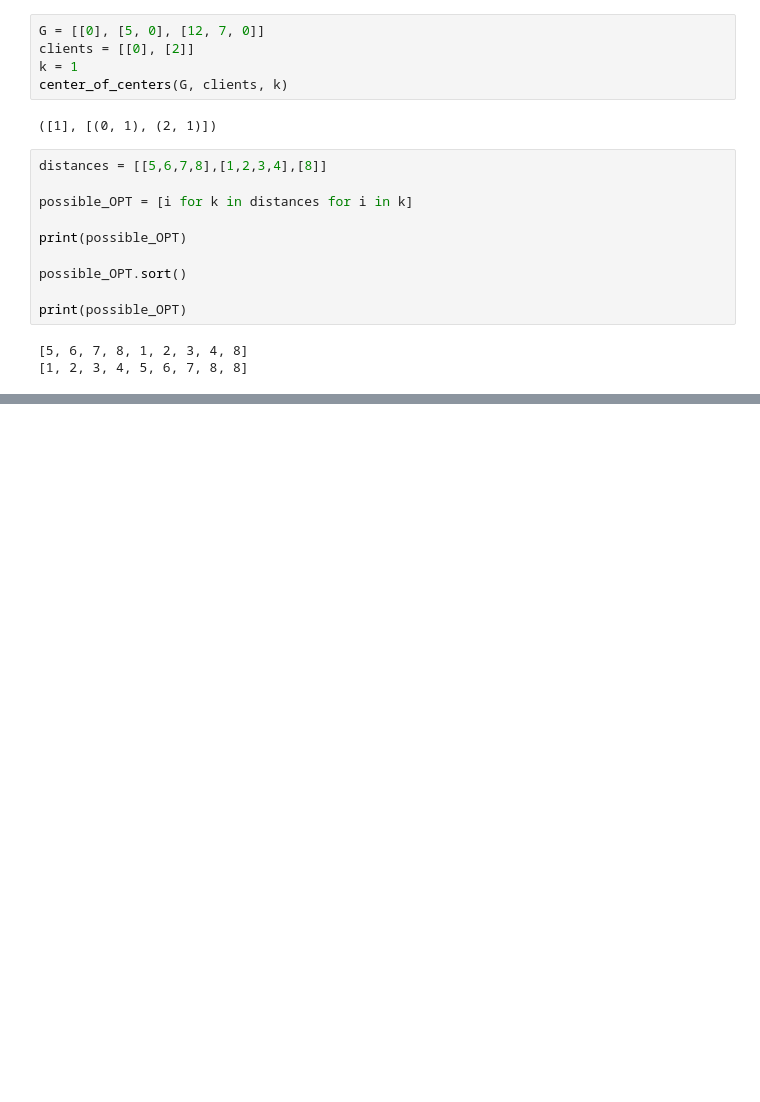
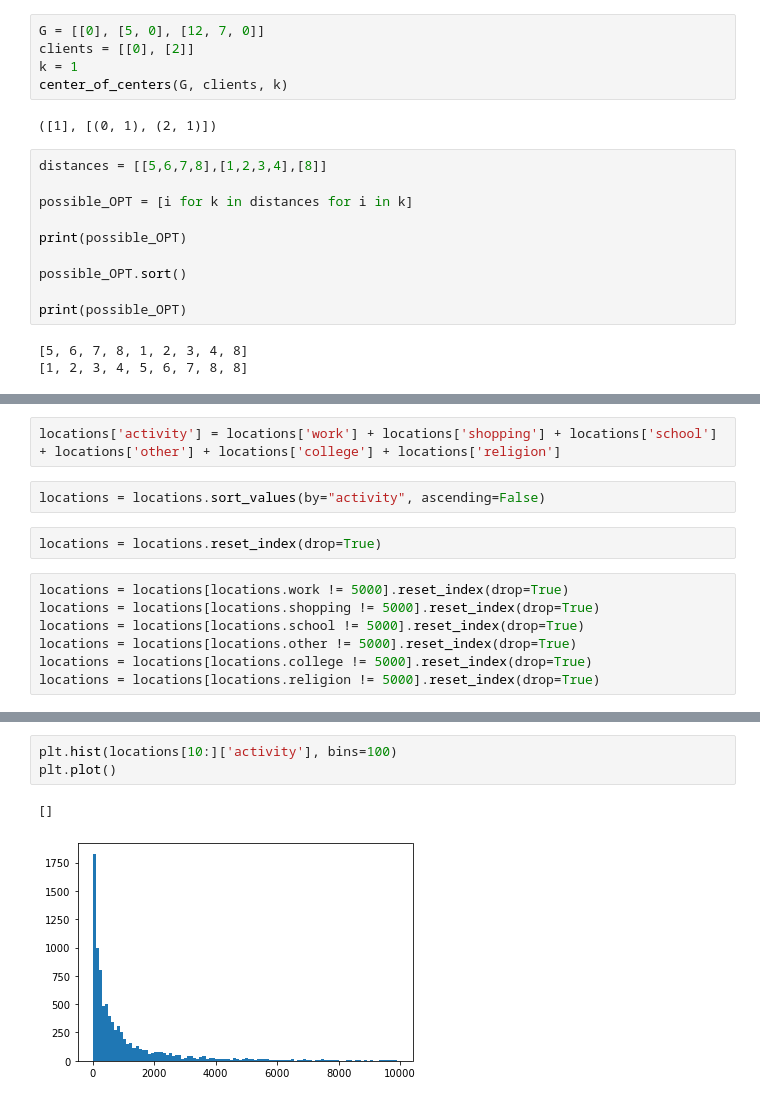
Before and after one commit to Ann924/Mobile-Facility, a Jupyter notebook: Untitled.ipynb, the cells around one changed output, grey strips where cells are left out. Saved outputs shown, nothing was run; the diff lists cells and outputs as text; blank space fills up the shorter version.

```diff
--- a/Untitled.ipynb
+++ b/Untitled.ipynb
@@ -118,0 +147,13 @@ print(possible_OPT)
+# %%
+locations['activity'] = locations['work'] + locations['shopping'] + locations['school'] + locations['other'] + locations['college'] + locations['religion']
+# %%
+locations = locations.sort_values(by="activity", ascending=False)
+# %%
+locations = locations.reset_index(drop=True)
+# %%
+locations = locations[locations.work != 5000].reset_index(drop=True)
+locations = locations[locations.shopping != 5000].reset_index(drop=True)
+locations = locations[locations.school != 5000].reset_index(drop=True)
+locations = locations[locations.other != 5000].reset_index(drop=True)
+locations = locations[locations.college != 5000].reset_index(drop=True)
+locations = locations[locations.religion != 5000].reset_index(drop=True)
@@ -118,0 +180,6 @@ print(possible_OPT)
+# %%
+plt.hist(locations[10:]['activity'], bins=100)
+plt.plot()
+# %% [output]
+[]
+[figure, added]
```
Also changed, not shown: parts of 8 cells of this notebook.
